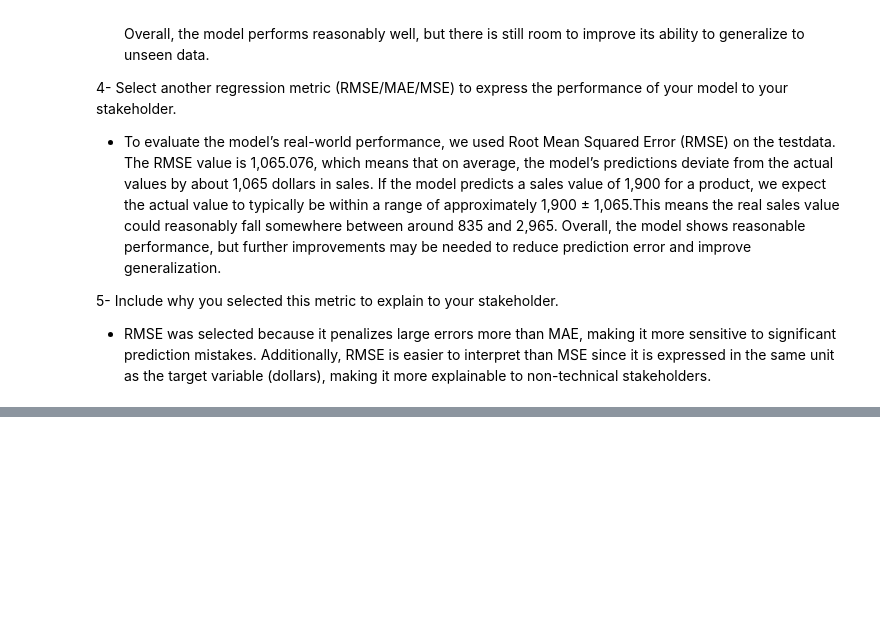
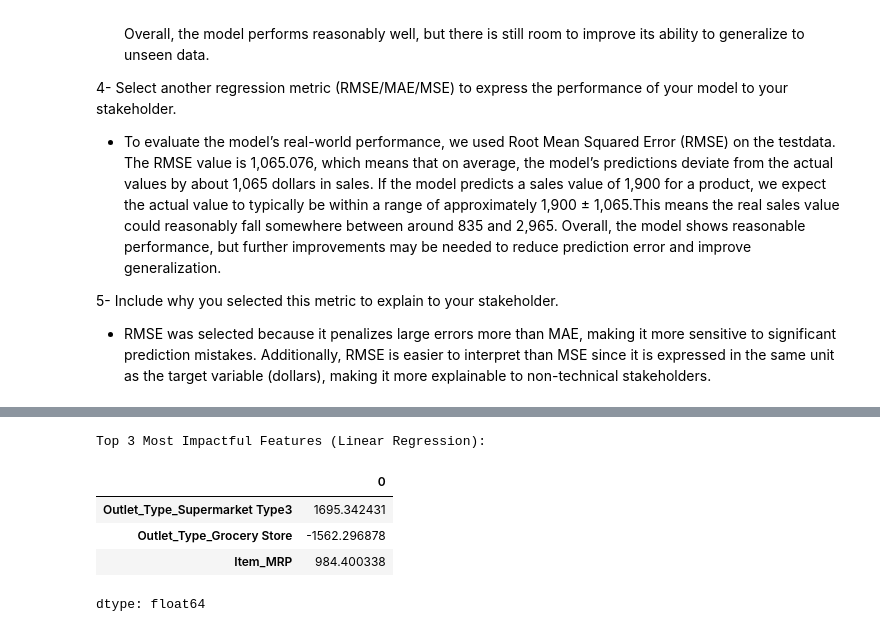
Before and after one commit to laramutair/Prediction-of-Product-Sales, a Jupyter notebook: Prediction_of_Product_Sales.ipynb, the cells around one changed output, grey strips where cells are left out. Cells and saved outputs as stored; diff of their text form; code cells hidden in the pictures; blank space fills up the shorter version.

```diff
--- a/Prediction_of_Product_Sales.ipynb
+++ b/Prediction_of_Product_Sales.ipynb
@@ -741,0 +763,11 @@ Compare your tuned model to your default Random Forest: did the performance impr
+# %%
+top3_coefs = coefs.reindex(coefs.abs().sort_values(ascending=False).index).head(3)
+print("Top 3 Most Impactful Features (Linear Regression):")
+top3_coefs
+# %% [output]
+Top 3 Most Impactful Features (Linear Regression):
+|  | 0 |
+| Outlet_Type_Supermarket Type3 | 1695.342431 |
+| Outlet_Type_Grocery Store | -1562.296878 |
+| Item_MRP | 984.400338 |
+dtype: float64
```
Also changed, not shown: parts of 12 cells of this notebook.
